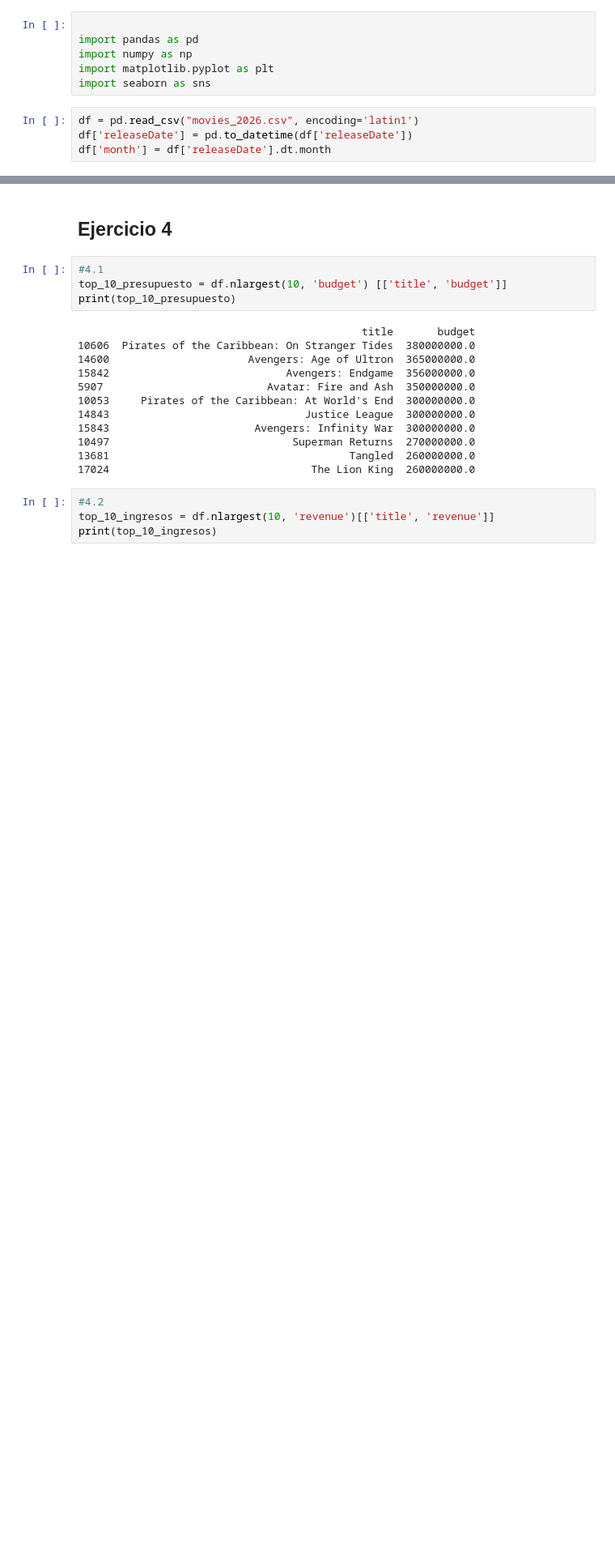
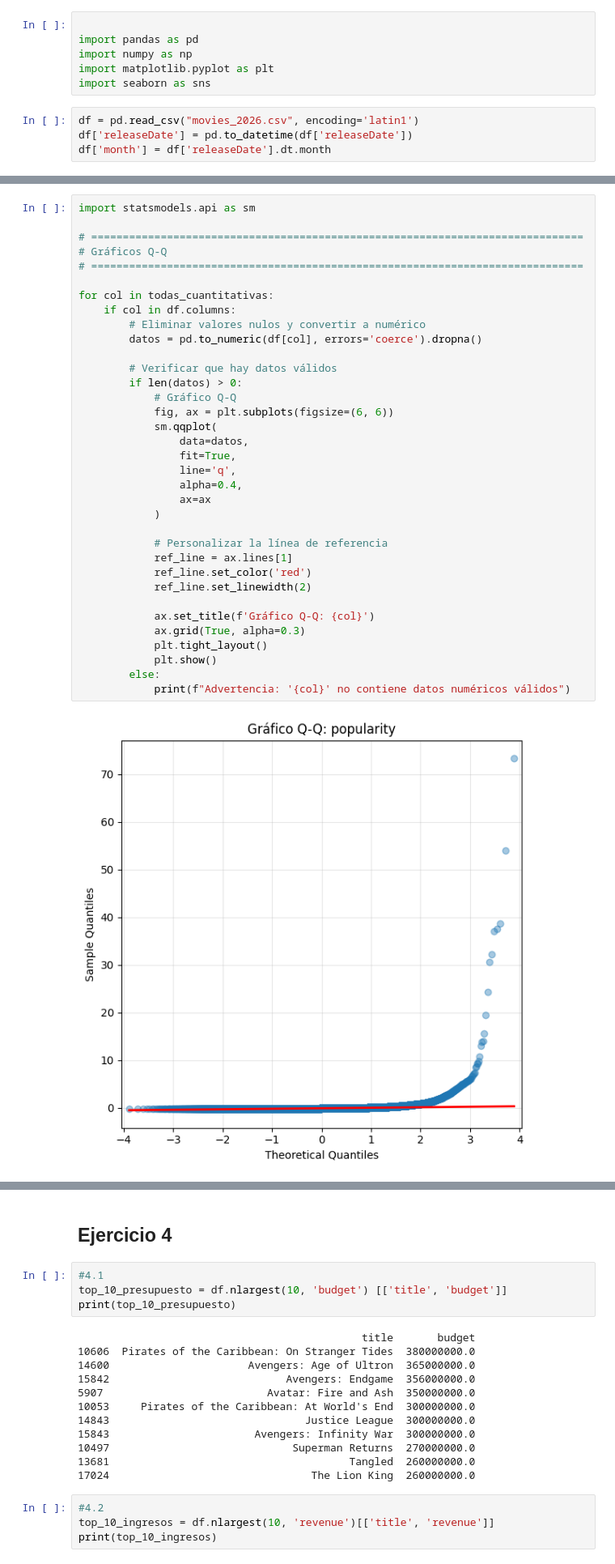
Before and after one commit to Branuvg/lab1_mineria, a Jupyter notebook: lab1.ipynb, the cells around one changed output, grey strips where cells are left out. Shown at 81% size. Cells and saved outputs as stored; diff of their text form; blank space fills up the shorter version.

```diff
--- a/lab1.ipynb
+++ b/lab1.ipynb
@@ -93,0 +264,37 @@ dtype: int64
+# %%
+import statsmodels.api as sm
+
+# ==============================================================================
+# Gráficos Q-Q
+# ==============================================================================
+
+for col in todas_cuantitativas:
+    if col in df.columns:
+        # Eliminar valores nulos y convertir a numérico
+        datos = pd.to_numeric(df[col], errors='coerce').dropna()
+
+        # Verificar que hay datos válidos
+        if len(datos) > 0:
+            # Gráfico Q-Q
+            fig, ax = plt.subplots(figsize=(6, 6))
+            sm.qqplot(
+                data=datos,
+                fit=True,
+                line='q',
+                alpha=0.4,
+                ax=ax
+            )
+
+            # Personalizar la línea de referencia
+            ref_line = ax.lines[1]
+            ref_line.set_color('red')
+            ref_line.set_linewidth(2)
+
+            ax.set_title(f'Gráfico Q-Q: {col}')
+            ax.grid(True, alpha=0.3)
+            plt.tight_layout()
+            plt.show()
+        else:
+            print(f"Advertencia: '{col}' no contiene datos numéricos válidos")
+# %% [output]
+[figure, added]
```
Also changed, not shown: parts of 9 cells of this notebook.
